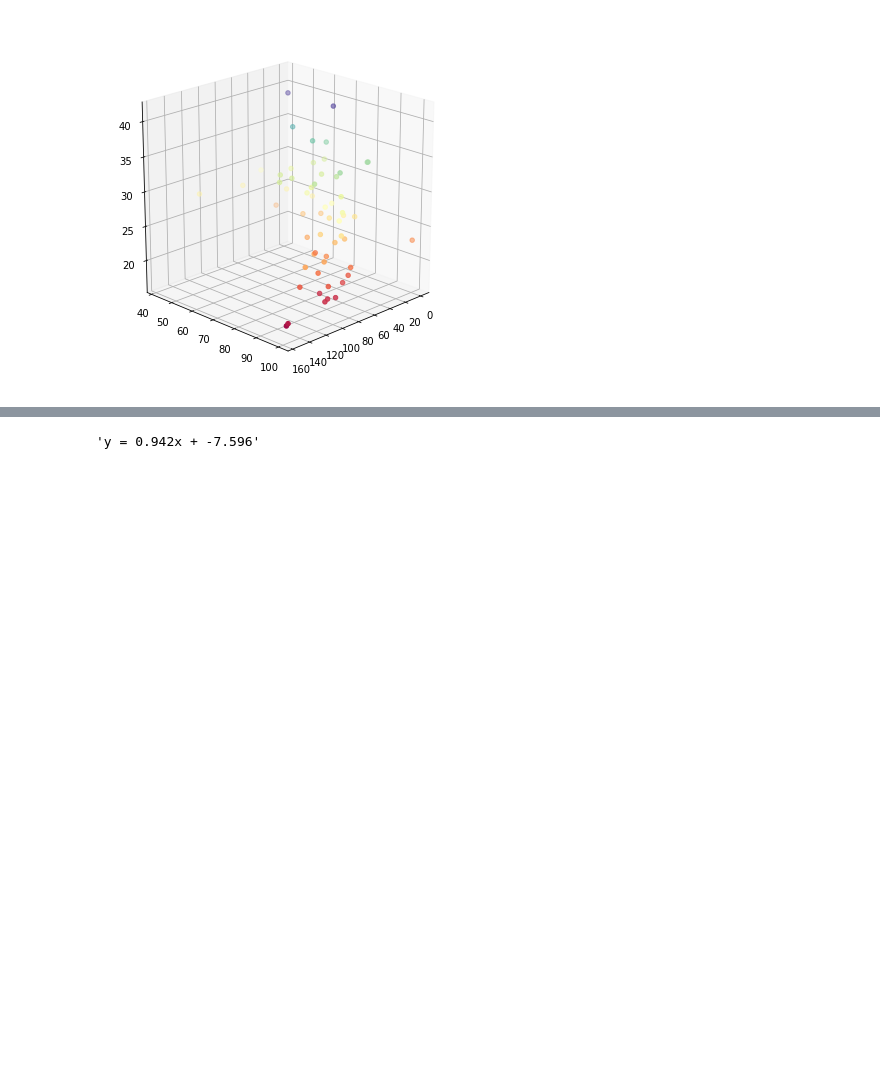
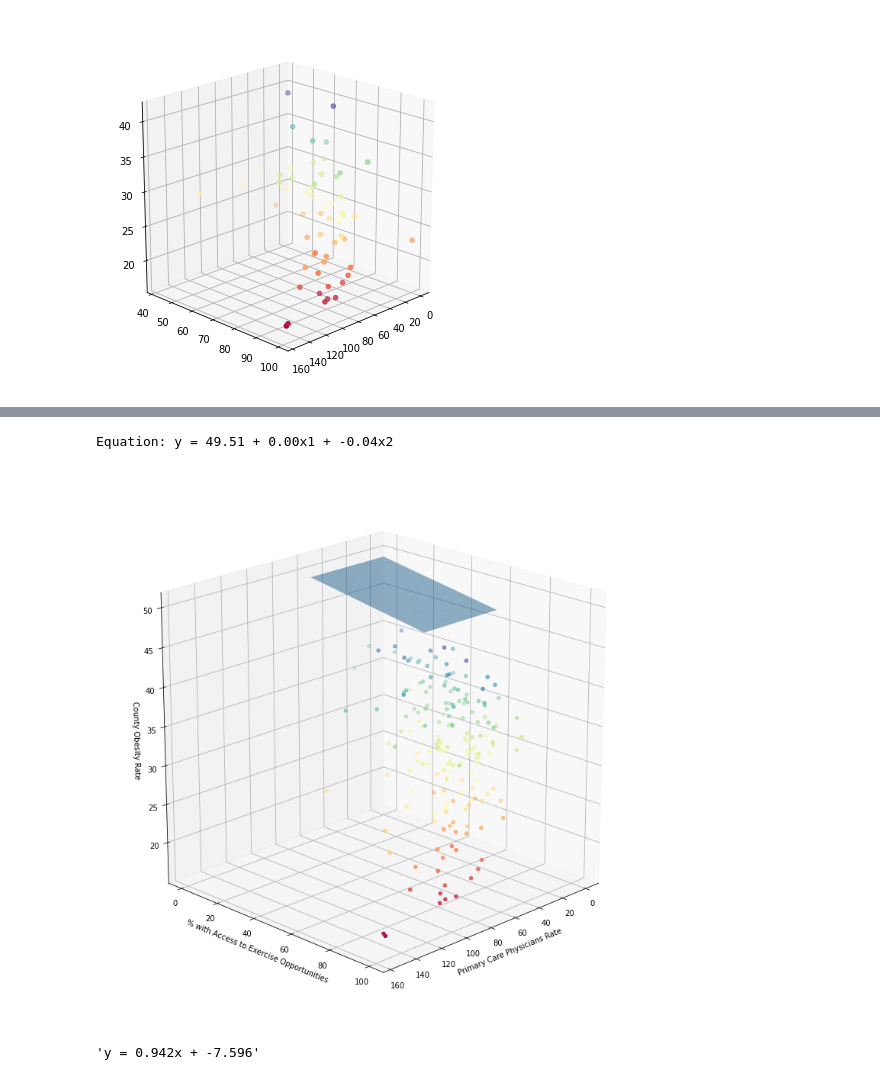
Before and after one commit to katrinan029/project-movat, a Jupyter notebook: Copy HardAF.ipynb, the cells around one changed output, grey strips where cells are left out. Drawn from its saved outputs; the diff is of its cells as text; code cells hidden in the pictures; blank space fills up the shorter version.

Commit message:
adding modelling analysis

```diff
--- a/Copy HardAF.ipynb
+++ b/Copy HardAF.ipynb
@@ -619,3 +645,32 @@ plt.show()
+# %%
+X = sample_df[[, 'Primary Care Physicians Rate', '% With Access to Exercise Opportunities']].astype(float)
+Y = sample_df['% Adults with Obesity'].astype(float)
+# %%
+from mpl_toolkits.mplot3d import Axes3D
+from matplotlib import cm
+from matplotlib.ticker import LinearLocator, FormatStrFormatter
+fig = plt.figure(1, figsize=(10, 10))
+axes = Axes3D(fig, elev=20, azim=45)
+axes.scatter(sample_df["Primary Care Physicians Rate"], sample_df["% With Access to Exercise Opportunities"], sample_df['% Adults with Obesity'], c=sample_df['% Adults with Obesity'], cmap=plt.cm.get_cmap("Spectral"))
+axes.set_xlabel("Primary Care Physicians Rate")
+axes.set_ylabel("% with Access to Exercise Opportunities")
+axes.set_zlabel("County Obesity Rate")
+model = sklearn.linear_model.LinearRegression()
+model.fit(X,Y)
+y_pred = model.predict(X)
+coefs = model.coef_
+intercept = model.intercept_
+xs = np.tile(np.arange(61), (61,1))
+ys = np.tile(np.arange(61), (61,1)).T
+zs = xs*coefs[0]+ys*coefs[1]+intercept
+print("Equation: y = {:.2f} + {:.2f}x1 + {:.2f}x2".format(intercept, coefs[0],
+                                                          coefs[1]))
+
+axes.plot_surface(xs,ys,zs, alpha=0.5)
+plt.show()
+# %% [output]
+Equation: y = 49.51 + 0.00x1 + -0.04x2
+[figure, added]
 # %%
 X = Cali_df['% With Access to Exercise Opportunities'].astype(float)
 Y = Cali_df['Primary Care Physicians Rate'].astype(float)
```
Also changed, not shown: parts of 9 cells of this notebook, 13 other files.
